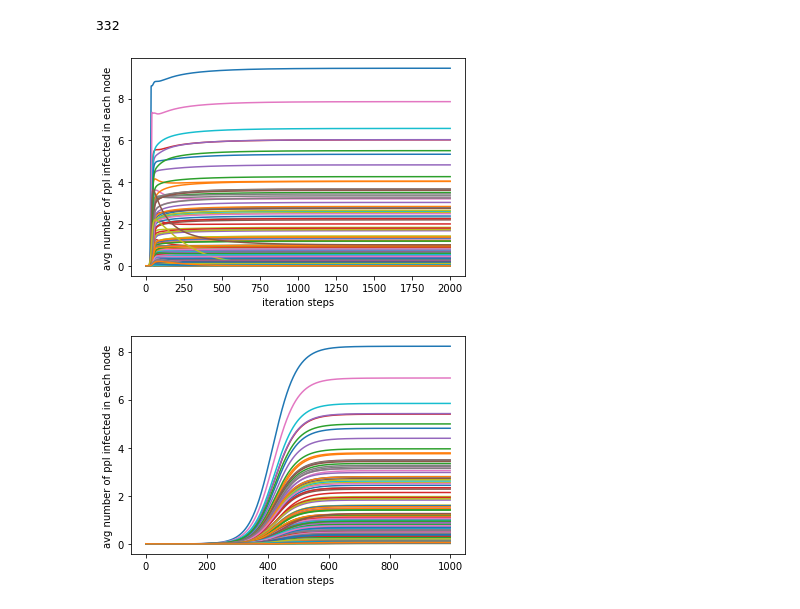
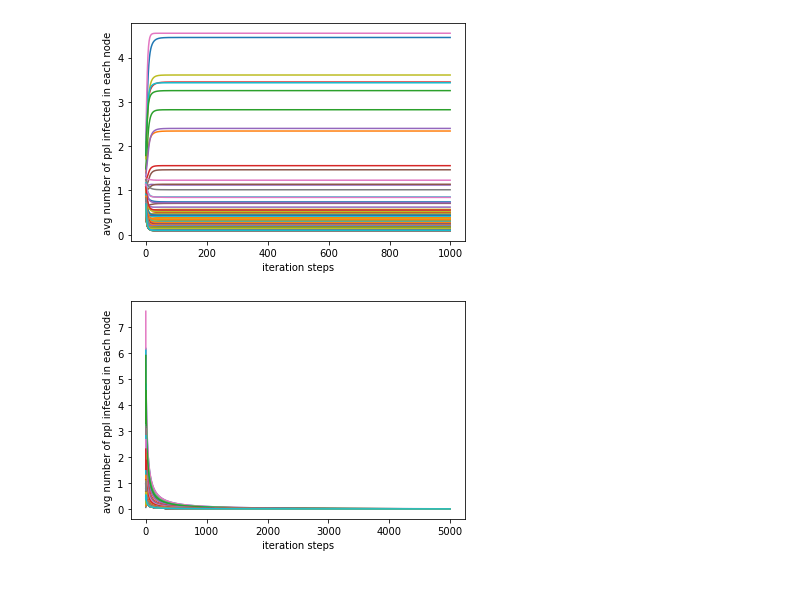
Before and after one commit to lingqime/Miscellaneous, a Jupyter notebook: SIS model/Empirical network SIS model simulation.ipynb, the cells around one changed output. Saved outputs shown, nothing was run; the diff lists cells and outputs as text; code cells hidden in the pictures.

```diff
--- a/SIS model/Empirical network SIS model simulation.ipynb
+++ b/SIS model/Empirical network SIS model simulation.ipynb
@@ -9,8 +9,8 @@ from matplotlib.ticker import (MultipleLocator, FormatStrFormatter, AutoMinorLoc
 import seaborn as sns
 from matplotlib import pyplot
 # %%
-a = np.loadtxt('USAir97-unweighted.txt')
-# a = np.loadtxt('ba-n200k6-metapop.txt')
+# a = np.loadtxt('USAir97-unweighted.txt')
+a = np.loadtxt('ba-n200k6-metapop.txt')
 # a = np.loadtxt('rrg-n200-metapop.txt')
 Edges=[]
 for i in range(0, len(a)):
@@ -21,8 +21,6 @@ G.add_edges_from(Edges)
 # %%
 N=G.number_of_nodes()
 rho=1
-mu=1
-D_I=1
 # %%
 AA = nx.to_numpy_matrix(G)
 # %%
@@ -41,13 +39,9 @@ def D_inverse():
 def T():
     T=np.dot(A, D_inverse())
     return T
-# %%
-G.number_of_nodes()
-# %% [output]
-332
 # %%
-def euler(x, beta=1, mu=1, D_S=1, D_I=1):
-    h=0.1
+def euler(x, stepsize, iteration_times, beta=1, mu=1, D_S=1, D_I=1):
+    h=stepsize
     Y=[]
     Z=[]
     y=[]
@@ -55,7 +49,7 @@ def euler(x, beta=1, mu=1, D_S=1, D_I=1):
     for i in range(0, G.number_of_nodes()):
         y.append(x[i])
         z.append(x[i+G.number_of_nodes()])
-    for n in range(0, 2000):
+    for n in range(0, iteration_times):
         tempy = y
         tempz = z
         y = np.array(tempy) + (-beta*np.multiply(np.array(tempy), np.array(tempz)) + mu*np.array(tempz) - D_S*np.array(tempy) + D_S*np.dot(T(), np.array(tempy)))*h
@@ -90,25 +63,23 @@ def euler1(x, beta=1, mu=1, D_S=1, D_I=1):
 # initial condition
 S0=[]
 I0=[]
-for i in range(0, G.number_of_nodes()-1):
-    S0.append(1)
-    I0.append(0)
-S0.append(0.99)
-I0.append(0.01)
+for i in range(0, G.number_of_nodes()):
+    S0.append(0)
+    I0.append(1)
 x0=S0+I0
 # %%
-yy=euler(x0, beta=1, mu=1, D_S=1, D_I=1)
+yy=euler(x0, stepsize=0.2, iteration_times=1000, beta=1, mu=1, D_S=1, D_I=1)
 plt.plot(yy)
 plt.xlabel('iteration steps')
 plt.ylabel('avg number of ppl infected in each node')
 plt.show()
 # %% [output]
-[figure, old version]
+[figure, new version]
 # %%
-yy=euler1(x0, beta=1, mu=1, D_S=20, D_I=20)
+yy=euler(x0, stepsize=0.05, iteration_times=5000, beta=0.5, mu=1, D_S=20, D_I=20)
 plt.plot(yy)
 plt.xlabel('iteration steps')
 plt.ylabel('avg number of ppl infected in each node')
 plt.show()
 # %% [output]
-[figure, old version]
+[figure, new version]
```
Also changed, not shown: parts of 5 cells of this notebook.
